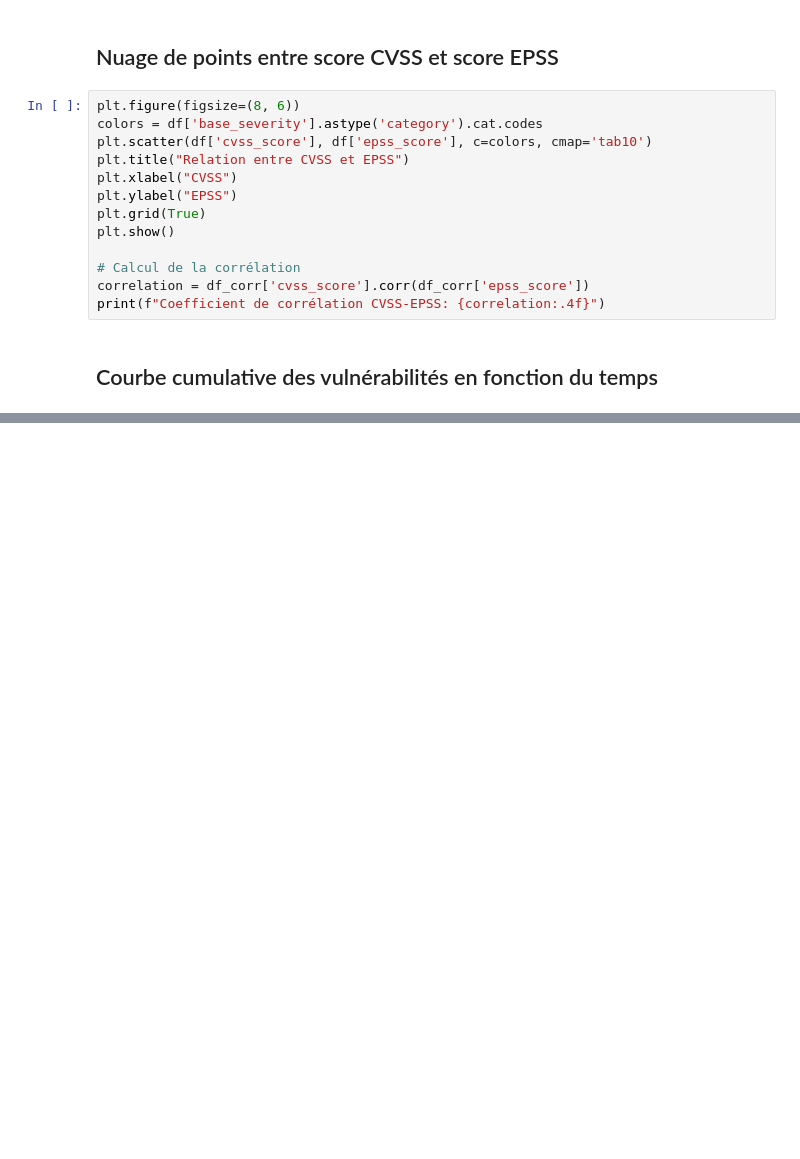
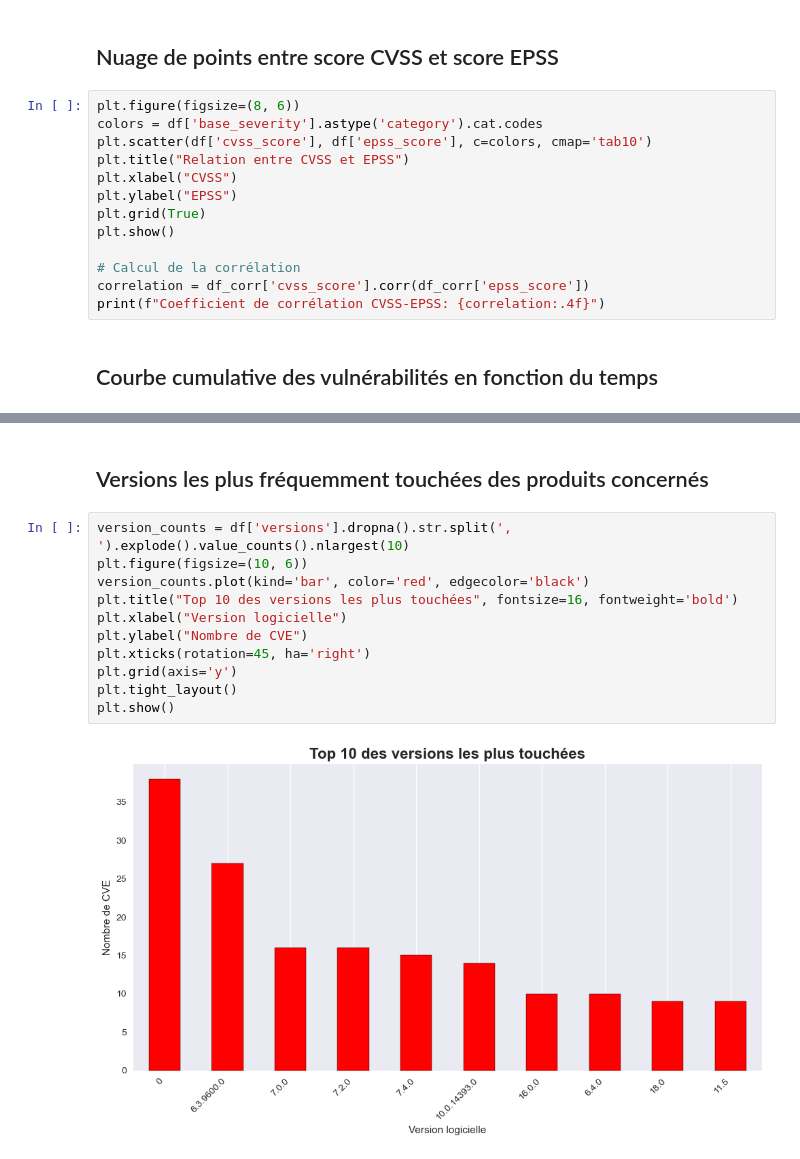
Before and after one commit to iri-rsl/ANSSI-Mastercamp, a Jupyter notebook: TD_final.ipynb, the cells around one changed output, grey strips where cells are left out. Cells and saved outputs as stored; diff of their text form; blank space fills up the shorter version.

```diff
--- a/TD_final.ipynb
+++ b/TD_final.ipynb
@@ -497,0 +465,15 @@ plt.show()
+# %% [markdown]
+## Versions les plus fréquemment touchées des produits concernés
+# %%
+version_counts = df['versions'].dropna().str.split(', ').explode().value_counts().nlargest(10)
+plt.figure(figsize=(10, 6))
+version_counts.plot(kind='bar', color='red', edgecolor='black')
+plt.title("Top 10 des versions les plus touchées", fontsize=16, fontweight='bold')
+plt.xlabel("Version logicielle")
+plt.ylabel("Nombre de CVE")
+plt.xticks(rotation=45, ha='right')
+plt.grid(axis='y')
+plt.tight_layout()
+plt.show()
+# %% [output]
+[figure, added]
```
Also changed, not shown: parts of 48 cells of this notebook.
